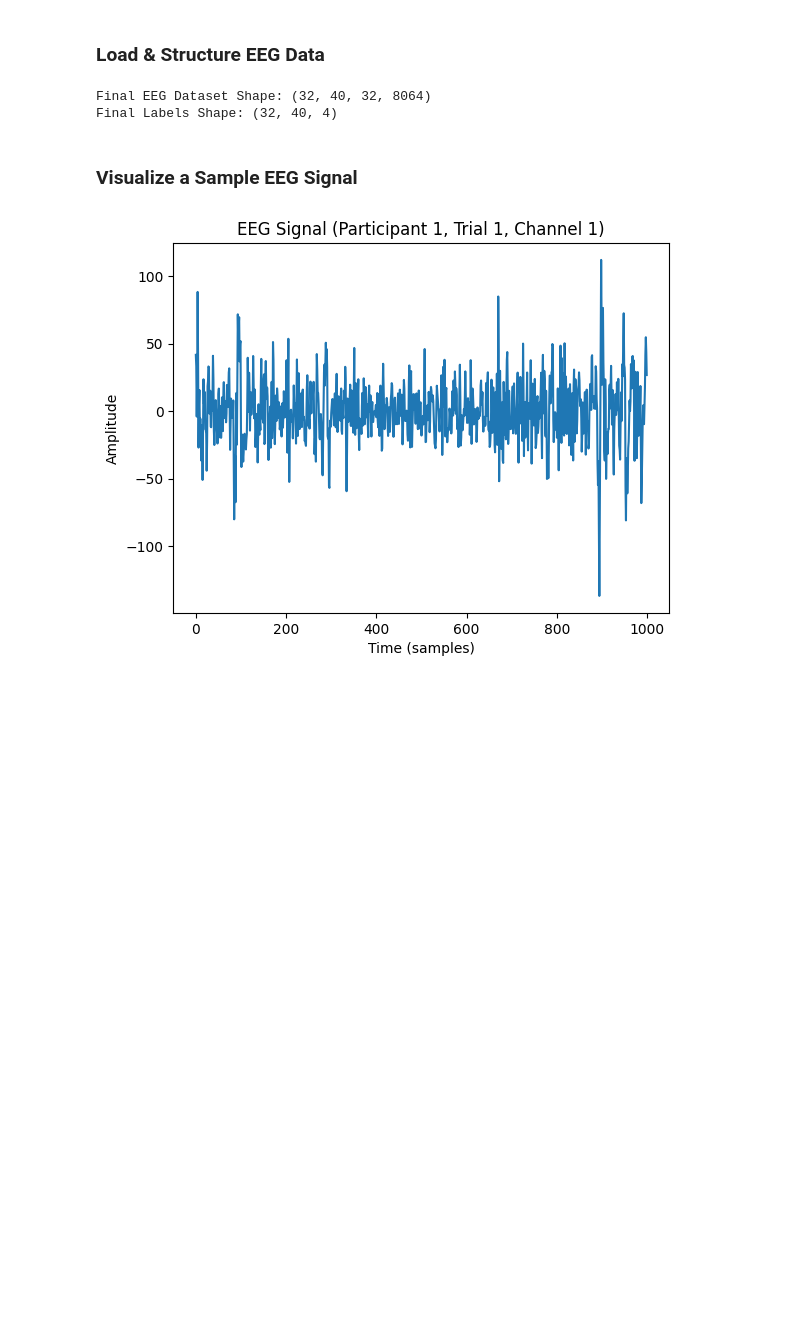
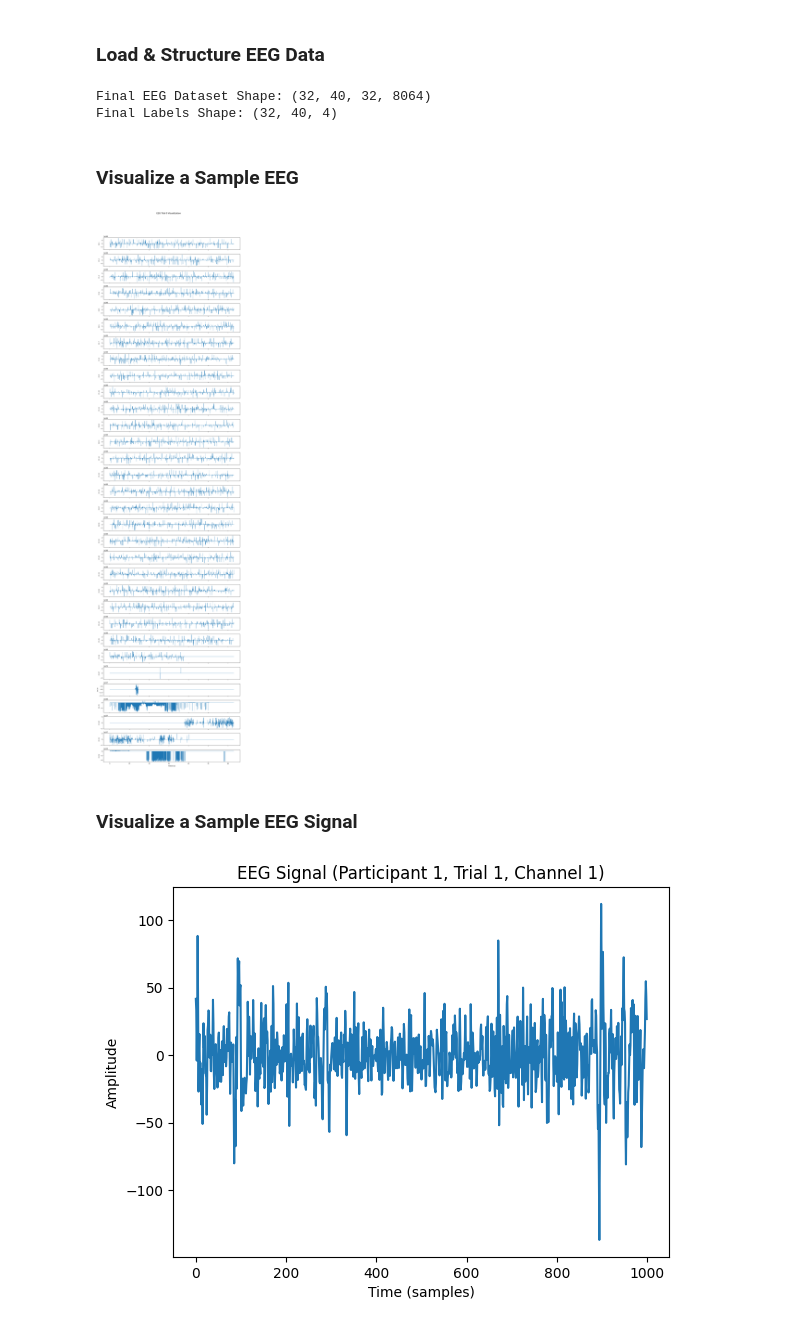
Before and after one commit to mohsin-khawaja/NeuroFocus, a Jupyter notebook: cogs189project.ipynb, the cells around one changed output. Cells and saved outputs as stored; diff of their text form; code cells hidden in the pictures; blank space fills up the shorter version.

```diff
--- a/cogs189project.ipynb
+++ b/cogs189project.ipynb
@@ -59,0 +68,23 @@ Found 32 EEG data files in data_preprocessed_python.
+# %%
+data_dir = 'data_preprocessed_python'
+eeg_files = sorted([f for f in os.listdir(data_dir) if f.endswith('.dat')])
+
+header_bytes = 1480
+expected_shape = (40, 32, 20160)
+expected_size = np.prod(expected_shape)
+
+for file in eeg_files:
+    file_path = os.path.join(data_dir, file)
+    try:
+        data = np.fromfile(file_path, dtype=np.float32, offset=header_bytes)
+    except Exception as e:
+        print(f"Error processing {file}: {e}")
+        continue
+
+    if data.size != expected_size:
+        print(f"{file}: Unexpected number of elements after header: {data.size} (expected {expected_size}).")
+    else:
+        data = data.reshape(expected_shape)
+        print(f"{file}: shape = {data.shape}")
+        total_samples = expected_shape[0] * expected_shape[2]
+        print(f"    Total samples (trials x samples): {total_samples}")
@@ -82,6 +131,27 @@ print("Final Labels Shape:", all_labels.shape)
 # %% [output]
 Final EEG Dataset Shape: (32, 40, 32, 8064)
 Final Labels Shape: (32, 40, 4)
+# %% [markdown]
+### Visualize a Sample EEG
+# %%
+trial_index = 0
+trial_data = data[trial_index]
+n_channels, n_samples = trial_data.shape
+
+fs = 320
+time = np.arange(n_samples) / fs
+
+fig, axs = plt.subplots(n_channels, 1, figsize=(12, n_channels*1.5), sharex=True)
+for ch in range(n_channels):
+    axs[ch].plot(time, trial_data[ch], lw=0.8)
+    axs[ch].set_ylabel(f"Ch {ch+1}", fontsize=8)
+    axs[ch].tick_params(labelsize=8)
+axs[-1].set_xlabel("Time (s)", fontsize=10)
+plt.suptitle("EEG Trial 0 Visualization", fontsize=12)
+plt.tight_layout(rect=[0, 0.03, 1, 0.95])
+plt.show()
+# %% [output]
+[figure, added]
 # %% [markdown]
 ### Visualize a Sample EEG Signal
 # %%
```
Also changed, not shown: parts of 17 cells of this notebook.
